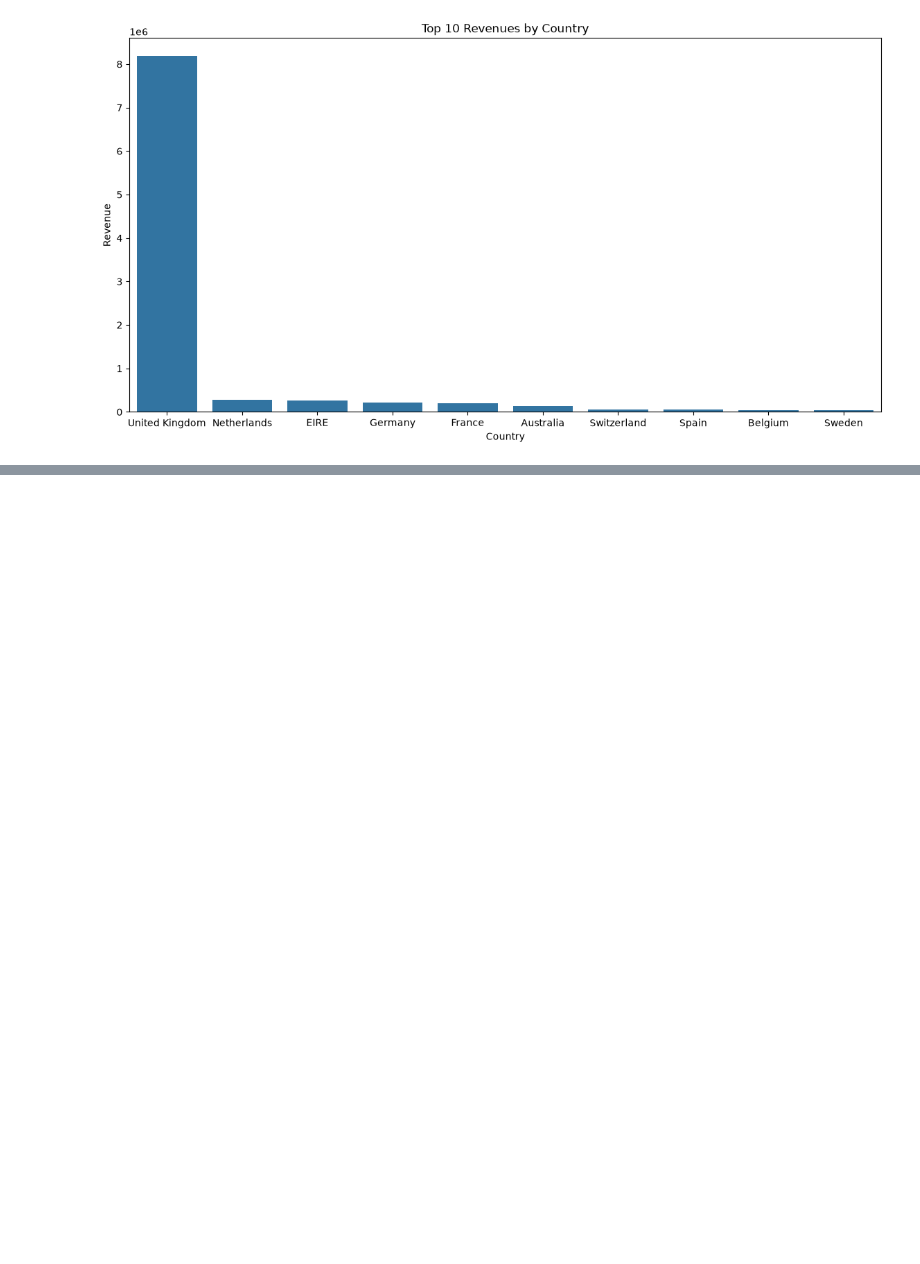
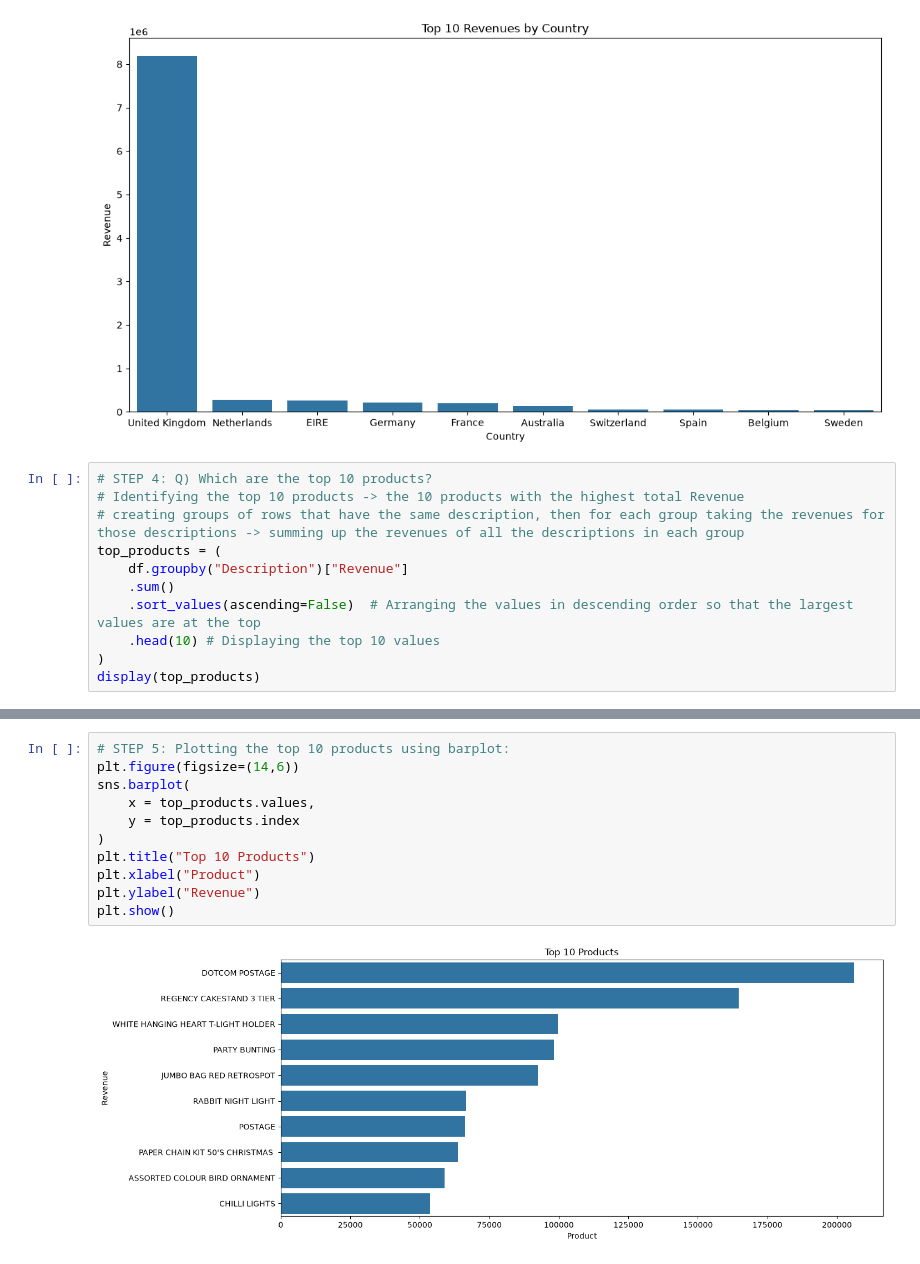
Before and after one commit to aaliya0704/E-Commerce-Sales-and-Customer-Analysis, a Jupyter notebook: sales_analysis.ipynb, the cells around one changed output, grey strips where cells are left out. Drawn from its saved outputs; the diff is of its cells as text; blank space fills up the shorter version.

```diff
--- a/sales_analysis.ipynb
+++ b/sales_analysis.ipynb
@@ -159,3 +159,14 @@ plt.ylabel("Revenue")
 plt.show()
 # %% [output]
 [figure]
+# %%
+# STEP 4: Q) Which are the top 10 products?
+# Identifying the top 10 products -> the 10 products with the highest total Revenue
+# creating groups of rows that have the same description, then for each group taking the revenues for those descriptions -> summing up the revenues of all the descriptions in each group
+top_products = (
+    df.groupby("Description")["Revenue"]
+    .sum()
+    .sort_values(ascending=False)  # Arranging the values in descending order so that the largest values are at the top
+    .head(10) # Displaying the top 10 values
+)
+display(top_products)
@@ -161,0 +186,13 @@ plt.show()
+# %%
+# STEP 5: Plotting the top 10 products using barplot:
+plt.figure(figsize=(14,6))
+sns.barplot(
+    x = top_products.values,
+    y = top_products.index
+)
+plt.title("Top 10 Products")
+plt.xlabel("Product")
+plt.ylabel("Revenue")
+plt.show()
+# %% [output]
+[figure, added]
```
Also changed, not shown: parts of 6 cells of this notebook.
